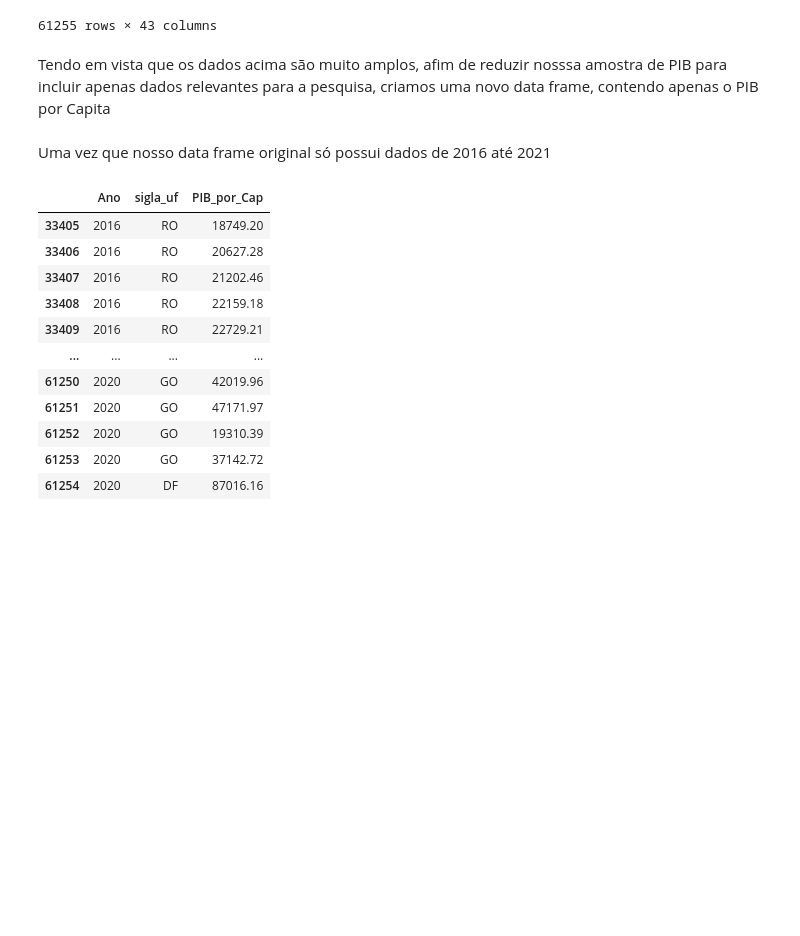
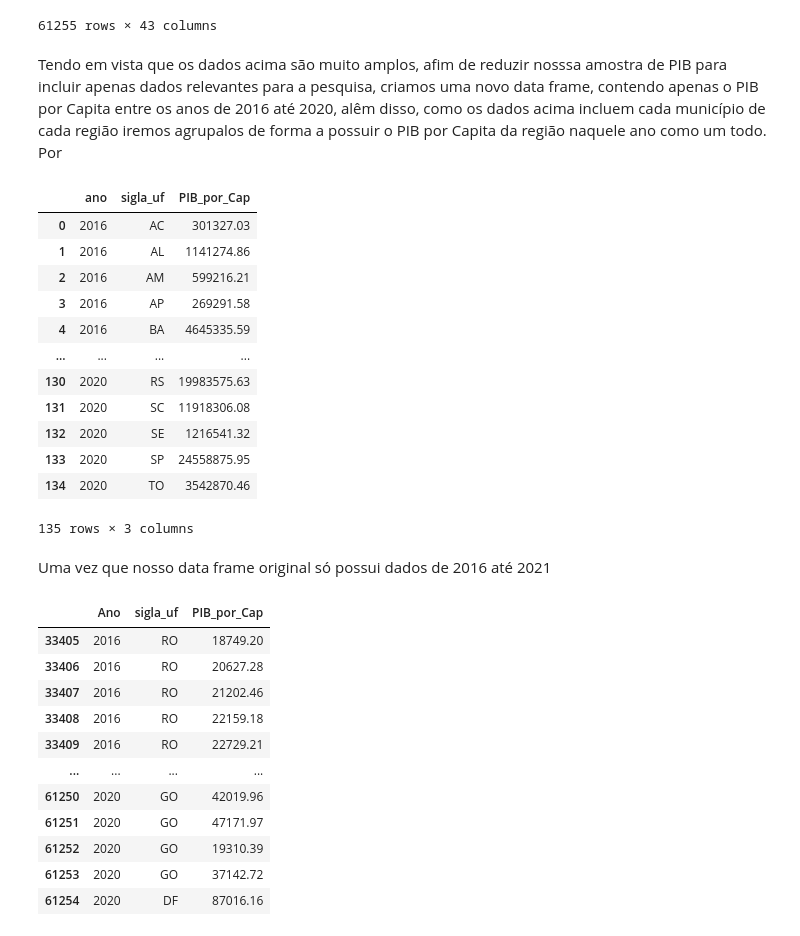
Before and after one commit to Iamiran1/Projeto-2---Ci-ncia-de-Dados, a Jupyter notebook: P2.ipynb, the cells around one changed output. Cells and saved outputs as stored; diff of their text form; code cells hidden in the pictures; blank space fills up the shorter version.

```diff
--- a/P2.ipynb
+++ b/P2.ipynb
@@ -171,11 +171,40 @@ PIB
 | 61254 | 2020 | 5 | Centro-oeste | 53 | DF | ... |
 61255 rows × 43 columns
 # %% [markdown]
-Tendo em vista que os dados acima são muito amplos, afim de reduzir nosssa amostra de PIB para incluir apenas dados relevantes para a pesquisa, criamos uma novo data frame, contendo apenas o PIB por Capita
+Tendo em vista que os dados acima são muito amplos, afim de reduzir nosssa amostra de PIB para incluir apenas dados relevantes para a pesquisa, criamos uma novo data frame, contendo apenas o PIB por Capita entre os anos de 2016 até 2020, alêm disso, como os dados acima incluem cada município de cada região iremos agrupalos de forma a possuir o PIB por Capita da região naquele ano como um todo. Por
 # %%
-dados_PIB = pd.DataFrame(PIB.loc[:,'Ano'])
-dados_PIB['sigla_uf'] = PIB.loc[:,'Sigla da Unidade da Federação']
-dados_PIB['PIB_por_Cap'] = PIB.loc[:,'Produto Interno Bruto per capita, \na preços correntes\n(R$ 1,00)']
+dados_PIB = pd.DataFrame(PIB.loc[:, 'Ano'])
+dados_PIB['sigla_uf'] = PIB.loc[:, 'Sigla da Unidade da Federação']
+dados_PIB['PIB_por_Cap'] = PIB.loc[:, 'Produto Interno Bruto per capita, \na preços correntes\n(R$ 1,00)']
+dados_PIB = dados_PIB.loc[dados_PIB.Ano >= 2016]
+dados_PIB_filtrado = pd.DataFrame()
+
+for i in range(2016, 2021):
+    data = dados_PIB[dados_PIB['Ano'] == i].copy()
+    soma_pib_por_cap = data.groupby('sigla_uf')['PIB_por_Cap'].sum().reset_index()
+    soma_pib_por_cap['ano'] = i
+    dados_PIB_filtrado = pd.concat([dados_PIB_filtrado, soma_pib_por_cap], ignore_index=True)
+
+
+# Reorganizar as colunas para começar com 'ano'
+dados_PIB_filtrado = dados_PIB_filtrado[['ano', 'sigla_uf', 'PIB_por_Cap']]
+
+# Exibir o DataFrame resultante
+dados_PIB_filtrado
+# %% [output]
+|  | ano | sigla_uf | PIB_por_Cap |
+| 0 | 2016 | AC | 301327.03 |
+| 1 | 2016 | AL | 1141274.86 |
+| 2 | 2016 | AM | 599216.21 |
+| 3 | 2016 | AP | 269291.58 |
+| 4 | 2016 | BA | 4645335.59 |
+| ... | ... | ... | ... |
+| 130 | 2020 | RS | 19983575.63 |
+| 131 | 2020 | SC | 11918306.08 |
+| 132 | 2020 | SE | 1216541.32 |
+| 133 | 2020 | SP | 24558875.95 |
+| 134 | 2020 | TO | 3542870.46 |
+135 rows × 3 columns
 # %% [markdown]
 Uma vez que nosso data frame original só possui dados de 2016 até 2021
 # %%
```
Also changed, not shown: parts of 5 cells of this notebook.
